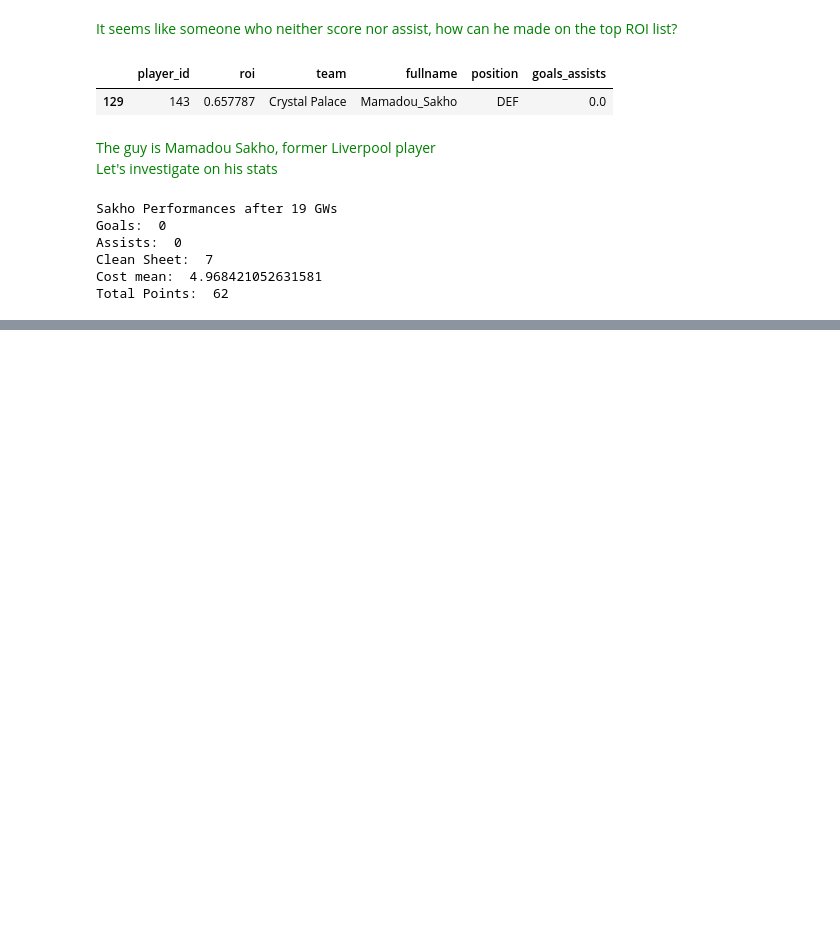
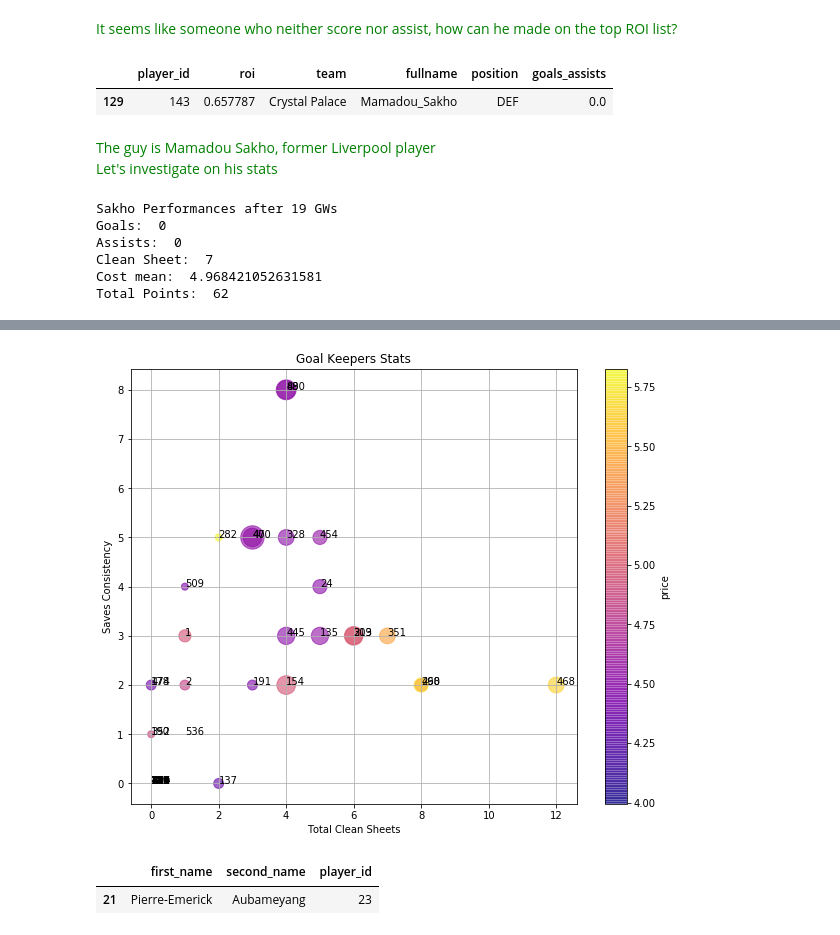
Before and after one commit to joei1994/ML-Projects, a Jupyter notebook: mini-projects/moneyteam/players_eda.ipynb, the cells around one changed output, grey strips where cells are left out. Saved outputs shown, nothing was run; the diff lists cells and outputs as text; code cells hidden in the pictures; blank space fills up the shorter version.

```diff
--- a/mini-projects/moneyteam/players_eda.ipynb
+++ b/mini-projects/moneyteam/players_eda.ipynb
@@ -393,0 +430,43 @@ plt.show()
+# %%
+def save_consistensy(saves):
+    return sum(saves > 4)
+goalkeeperids = list(cleaned_players.loc[cleaned_players['element_type'] == 1, 'player_id'])
+goalkeepers = players.loc[[ player_id in goalkeeperids for player_id in players['player_id']], :]
+
+gk_stats_by_player_id = goalkeepers.groupby('player_id', as_index=False).agg({
+    'points': base_aggregations,
+    'bonus' : base_aggregations,
+    'clean_sheets' : np.sum,
+    'saves' : base_aggregations + [save_consistensy],
+    'roi' : np.mean,
+    'value' : np.mean,
+    'dribbles' : np.sum,
+    'minutes' : base_aggregations,
+})
+
+plt.figure(figsize=(10, 8))
+
+x = gk_stats_by_player_id['clean_sheets']['sum']
+y = gk_stats_by_player_id['saves']['save_consistensy']
+colors = gk_stats_by_player_id['value']['mean']
+sizes = gk_stats_by_player_id['bonus']['sum']
+
+plt.scatter(x, y, c=colors, cmap='plasma', s=sizes * 50, alpha=0.6)
+cbar = plt.colorbar()
+plt.xlabel("Total Clean Sheets")
+plt.ylabel("Saves Consistency")
+cbar.ax.set_ylabel("price")
+plt.title("Goal Keepers Stats")
+plt.grid(True)
+
+for index, row in gk_stats_by_player_id.iterrows():
+    plt.gca().annotate(str(int(row['player_id'])), (x[index], y[index]))
+
+plt.show()
+# %% [output]
+[figure, added]
+# %%
+idlist.loc[idlist['player_id'] == 23, :]
+# %% [output]
+|  | first_name | second_name | player_id |
+| 21 | Pierre-Emerick | Aubameyang | 23 |
```
Also changed, not shown: parts of 5 cells of this notebook.
